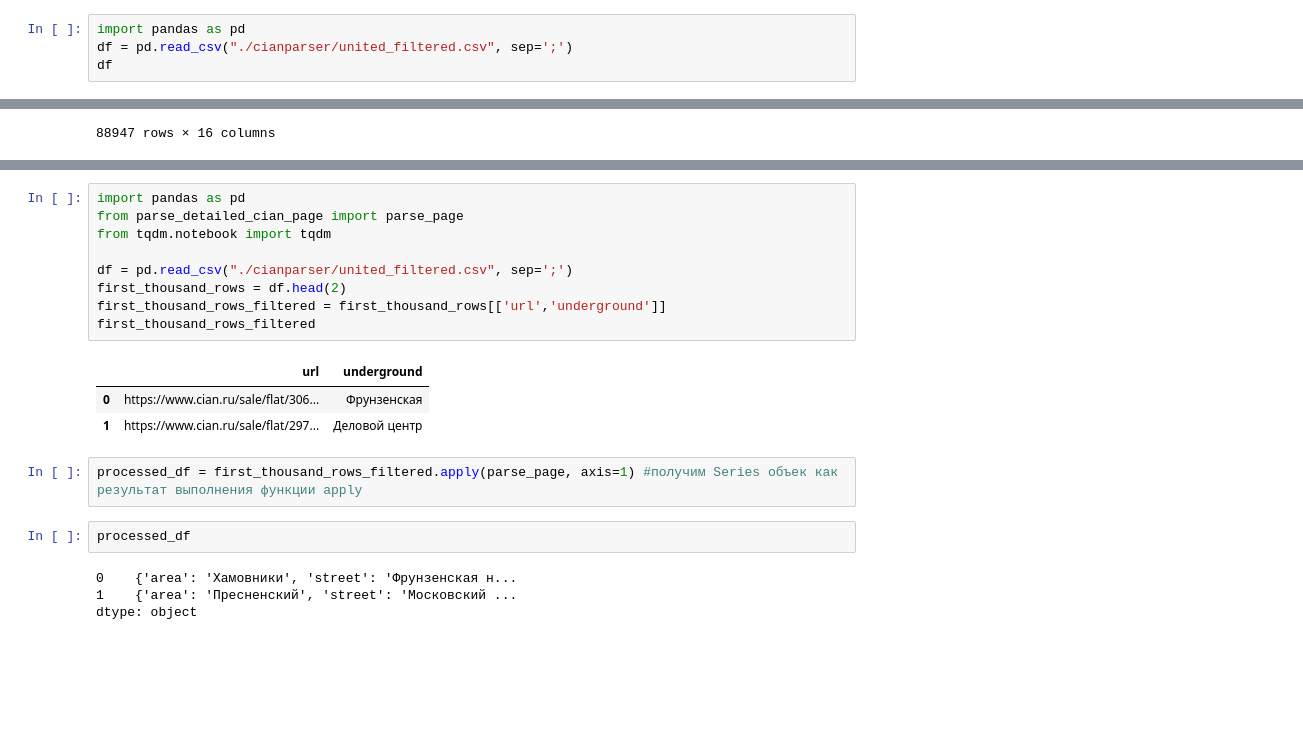
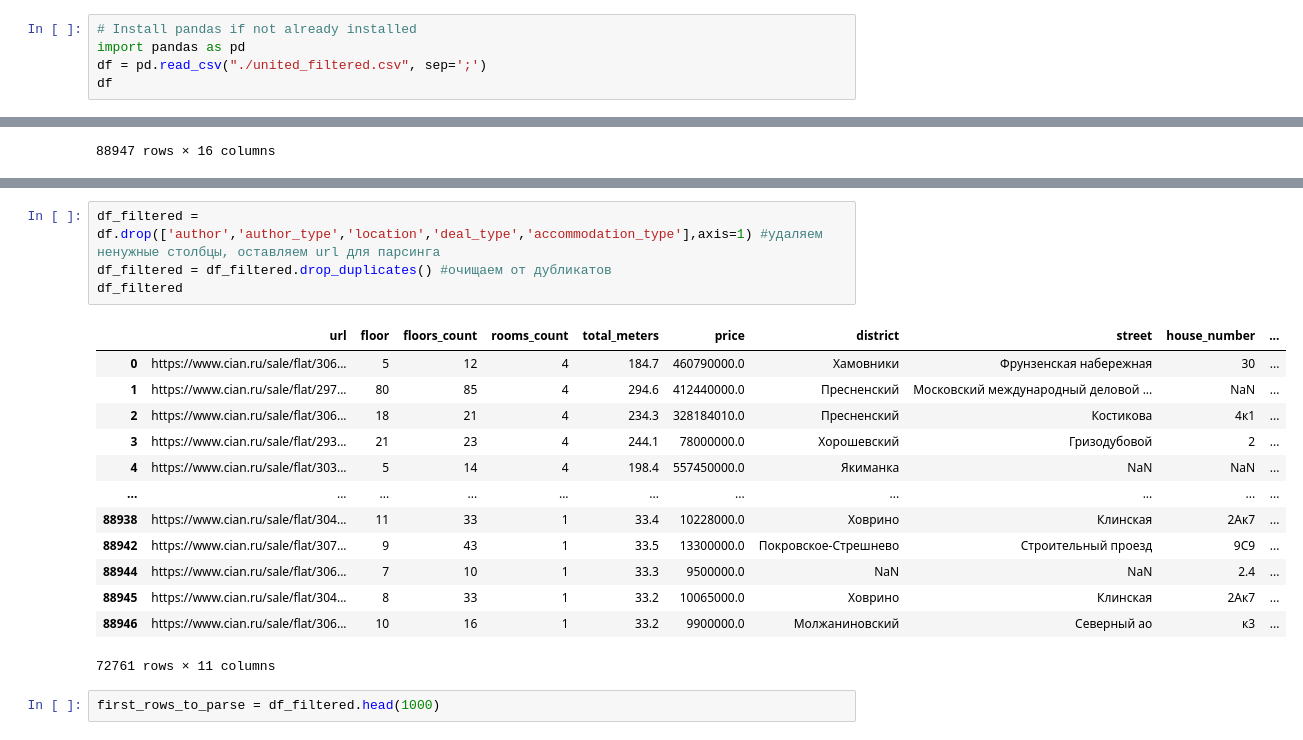
Before and after one commit to AI-Masters-Team-18/team18_yp_realestate_price_forecast_v1, a Jupyter notebook: Initiate_concatenate_parsingdata.ipynb, the cells around one changed output, grey strips where cells are left out. Saved outputs shown, nothing was run; the diff lists cells and outputs as text; blank space fills up the shorter version.

```diff
--- a/Initiate_concatenate_parsingdata.ipynb
+++ b/Initiate_concatenate_parsingdata.ipynb
@@ -1,6 +1,7 @@
 # %%
+# Install pandas if not already installed
 import pandas as pd
-df = pd.read_csv("./cianparser/united_filtered.csv", sep=';')
+df = pd.read_csv("./united_filtered.csv", sep=';')
 df
 # %% [output]
 |  | author | author_type | url | location | deal_type | accommodation_type | floor | floors_count | ... |
@@ -37,21 +20,20 @@ first_thousand_rows_filtered
-# %%
-import pandas as pd
-from parse_detailed_cian_page import parse_page
-from tqdm.notebook import tqdm
-
-df = pd.read_csv("./cianparser/united_filtered.csv", sep=';')
-first_thousand_rows = df.head(2)
-first_thousand_rows_filtered = first_thousand_rows[['url','underground']]
-first_thousand_rows_filtered
-# %% [output]
-|  | url | underground |
-| 0 | https://www.cian.ru/sale/flat/306... | Фрунзенская |
-| 1 | https://www.cian.ru/sale/flat/297... | Деловой центр |
-# %%
-processed_df = first_thousand_rows_filtered.apply(parse_page, axis=1) #получим Series объек как результат выполнения функции apply
-# %%
-processed_df
-# %% [output]
-0    {'area': 'Хамовники', 'street': 'Фрунзенская н...
-1    {'area': 'Пресненский', 'street': 'Московский ...
-dtype: object
+# %%
+df_filtered = df.drop(['author','author_type','location','deal_type','accommodation_type'],axis=1) #удаляем ненужные столбцы, оставляем url для парсинга
+df_filtered = df_filtered.drop_duplicates() #очищаем от дубликатов
+df_filtered
+# %% [output]
+|  | url | floor | floors_count | rooms_count | total_meters | price | district | street | house_number | ... |
+| 0 | https://www.cian.ru/sale/flat/306... | 5 | 12 | 4 | 184.7 | 460790000.0 | Хамовники | Фрунзенская набережная | 30 | ... |
+| 1 | https://www.cian.ru/sale/flat/297... | 80 | 85 | 4 | 294.6 | 412440000.0 | Пресненский | Московский международный деловой ... | NaN | ... |
+| 2 | https://www.cian.ru/sale/flat/306... | 18 | 21 | 4 | 234.3 | 328184010.0 | Пресненский | Костикова | 4к1 | ... |
+| 3 | https://www.cian.ru/sale/flat/293... | 21 | 23 | 4 | 244.1 | 78000000.0 | Хорошевский | Гризодубовой | 2 | ... |
+| 4 | https://www.cian.ru/sale/flat/303... | 5 | 14 | 4 | 198.4 | 557450000.0 | Якиманка | NaN | NaN | ... |
+| ... | ... | ... | ... | ... | ... | ... | ... | ... | ... | ... |
+| 88938 | https://www.cian.ru/sale/flat/304... | 11 | 33 | 1 | 33.4 | 10228000.0 | Ховрино | Клинская | 2Ак7 | ... |
+| 88942 | https://www.cian.ru/sale/flat/307... | 9 | 43 | 1 | 33.5 | 13300000.0 | Покровское-Стрешнево | Строительный проезд | 9С9 | ... |
+| 88944 | https://www.cian.ru/sale/flat/306... | 7 | 10 | 1 | 33.3 | 9500000.0 | NaN | NaN | 2.4 | ... |
+| 88945 | https://www.cian.ru/sale/flat/304... | 8 | 33 | 1 | 33.2 | 10065000.0 | Ховрино | Клинская | 2Ак7 | ... |
+| 88946 | https://www.cian.ru/sale/flat/306... | 10 | 16 | 1 | 33.2 | 9900000.0 | Молжаниновский | Северный ао | к3 | ... |
+72761 rows × 11 columns
+# %%
+first_rows_to_parse = df_filtered.head(1000)
```
Also changed, not shown: parts of 14 cells of this notebook, 8 other files.
